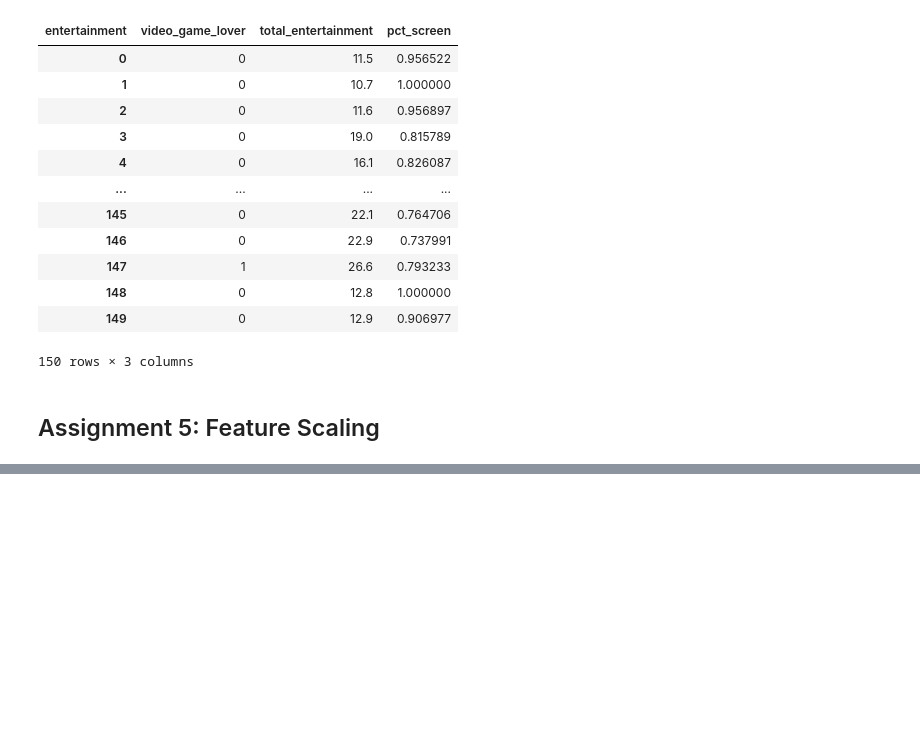
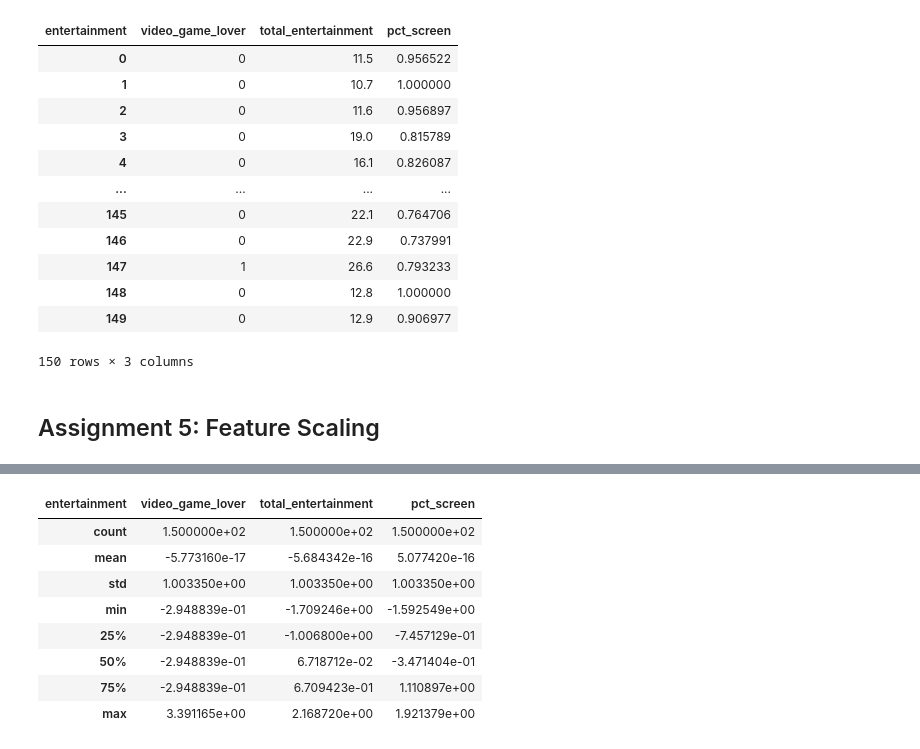
Before and after one commit to eek-dataguy/Unsupervised-ML, a Jupyter notebook: Course Assignment Notebooks/section03_data_prep_assignments.ipynb, the cells around one changed output, grey strips where cells are left out. Saved outputs shown, nothing was run; the diff lists cells and outputs as text; code cells hidden in the pictures; blank space fills up the shorter version.

```diff
--- a/Course Assignment Notebooks/section03_data_prep_assignments.ipynb
+++ b/Course Assignment Notebooks/section03_data_prep_assignments.ipynb
@@ -210,2 +247,14 @@ df_subset
+# %%
+model_df.describe()
+# %% [output]
+| entertainment | video_game_lover | total_entertainment | pct_screen |
+| count | 1.500000e+02 | 1.500000e+02 | 1.500000e+02 |
+| mean | -5.773160e-17 | -5.684342e-16 | 5.077420e-16 |
+| std | 1.003350e+00 | 1.003350e+00 | 1.003350e+00 |
+| min | -2.948839e-01 | -1.709246e+00 | -1.592549e+00 |
+| 25% | -2.948839e-01 | -1.006800e+00 | -7.457129e-01 |
+| 50% | -2.948839e-01 | 6.718712e-02 | -3.471404e-01 |
+| 75% | -2.948839e-01 | 6.709423e-01 | 1.110897e+00 |
+| max | 3.391165e+00 | 2.168720e+00 | 1.921379e+00 |
 # %%
 # 3. Optional: pickle the dataframe for modeling
```
Also changed, not shown: parts of 2 cells of this notebook.
